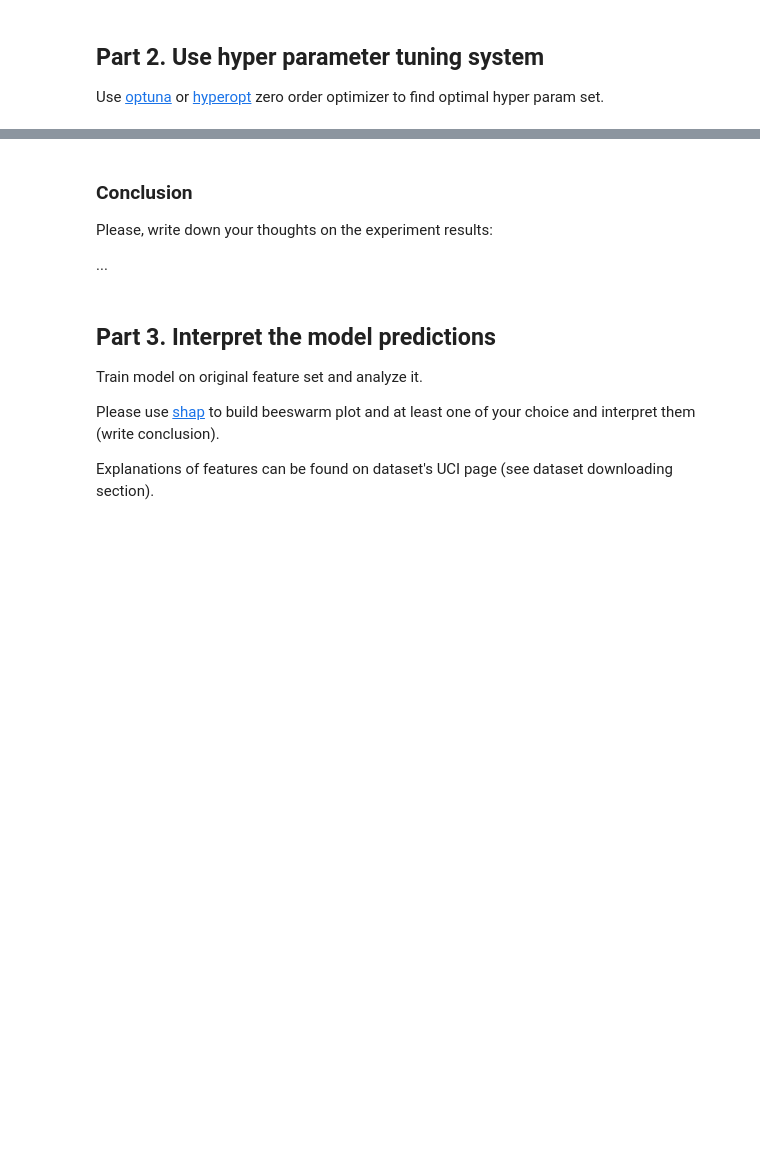
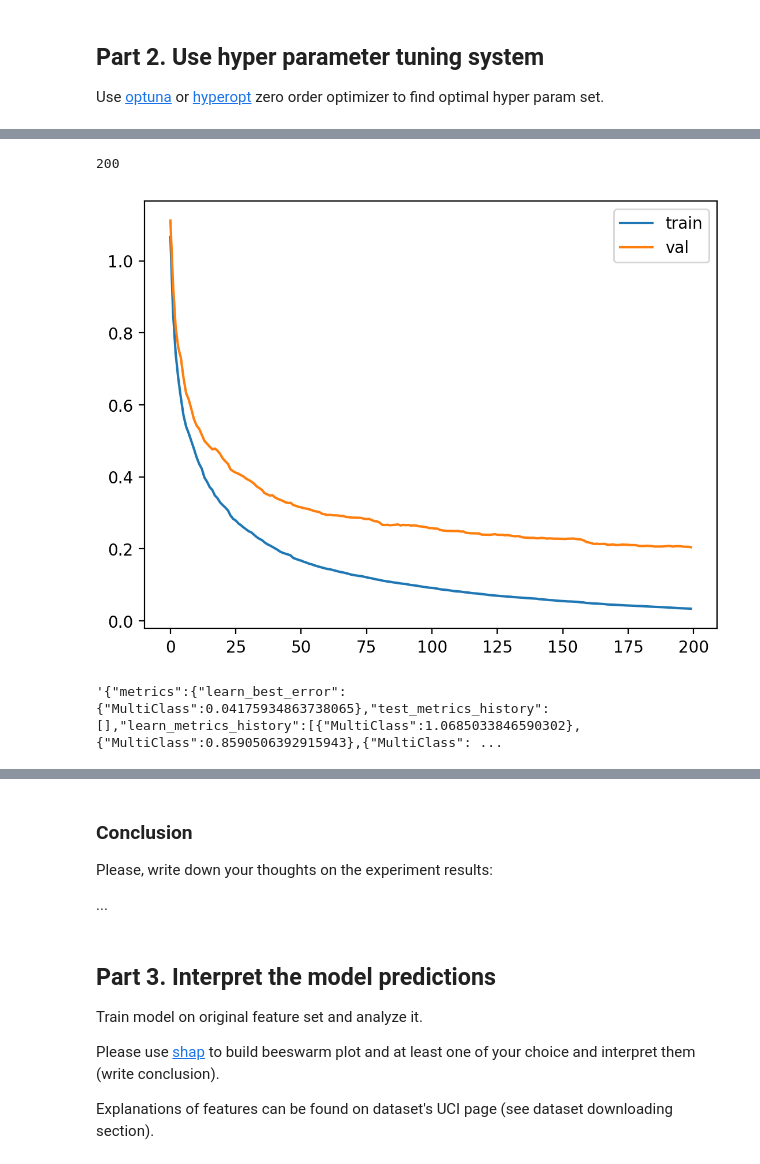
Before and after one commit to IgorZhiltsoff/ml-course, a Jupyter notebook: homeworks/lab02_boosting_and_explanation/lab02_boosting_and_explanation_(1).ipynb, the cells around one changed output, grey strips where cells are left out. Drawn from its saved outputs; the diff is of its cells as text; code cells hidden in the pictures; blank space fills up the shorter version.

```diff
--- a/homeworks/lab02_boosting_and_explanation/lab02_boosting_and_explanation_(1).ipynb
+++ b/homeworks/lab02_boosting_and_explanation/lab02_boosting_and_explanation_(1).ipynb
@@ -328,0 +573,7 @@ import optuna
+# %%
+noregm = try_params(
+    it=200,
+    h=3,
+    eta=0.42862401807944406,
+    lam=0
+)
@@ -328,0 +630,10 @@ import optuna
+# %%
+
+plot_train_and_val_loss(noregm)
+# %% [output]
+200
+[figure, added]
+# %%
+regm.get_metadata()['training']
+# %% [output]
+'{"metrics":{"learn_best_error":{"MultiClass":0.04175934863738065},"test_metrics_history":[],"learn_metrics_history":[{"MultiClass":1.0685033846590302},{"MultiClass":0.8590506392915943},{"MultiClass": ...
```
Also changed, not shown: parts of 49 cells of this notebook, 24 other files.
